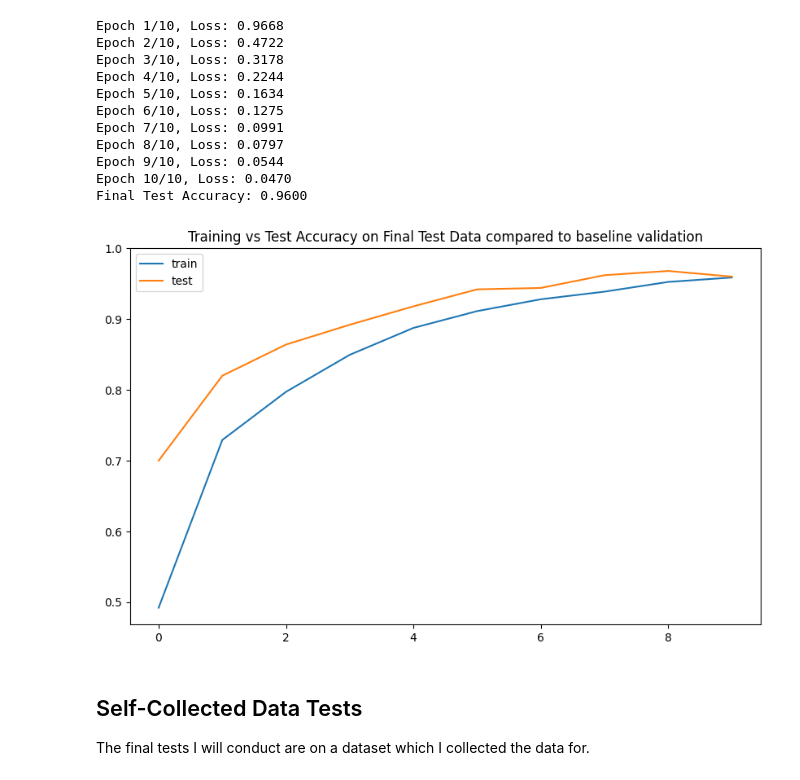
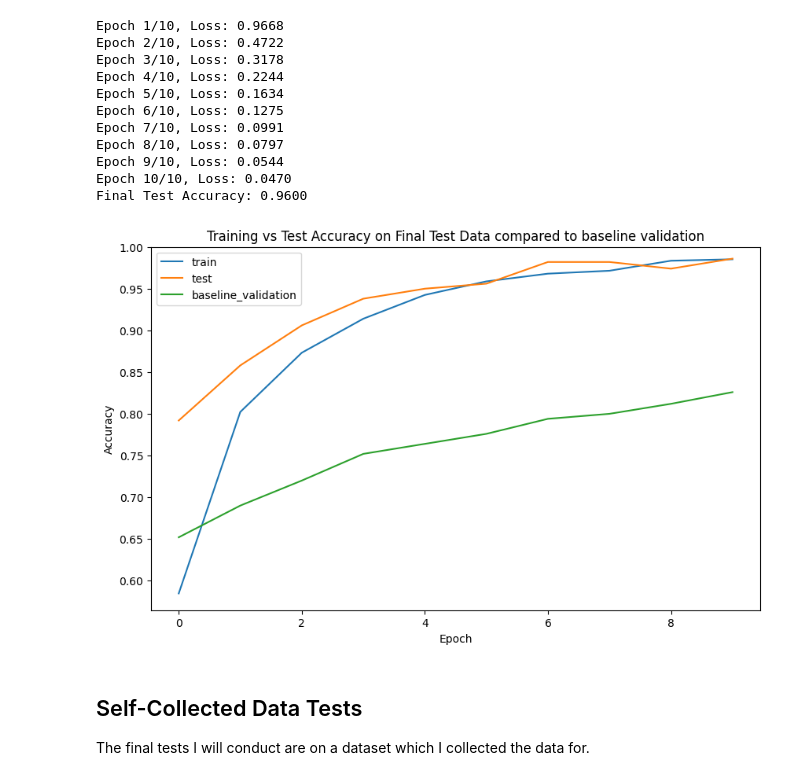
Before and after one commit to zachroyer/Music-Symbol-Classification, a Jupyter notebook: HW7.ipynb, the cells around one changed output. Cells and saved outputs as stored; diff of their text form; code cells hidden in the pictures.

Commit message:
Polished up. Added axis labels on all plots.

```diff
--- a/HW7.ipynb
+++ b/HW7.ipynb
@@ -637,14 +635,17 @@ Final Test Accuracy: 0.9600
 # %%
 plt.figure(figsize=(10,6))
 plt.title("Training vs Test Accuracy on Final Test Data compared to baseline validation")
-plt.plot(train_acc, label='train')
-plt.plot(test_acc, label='test')
-#plt.plot(baseline_val_accuracy, label='baseline_validation')
+plt.plot(final_train_acc, label='train')
+plt.plot(final_test_acc, label='test')
+plt.plot(baseline_val_accuracy, label='baseline_validation')
+
+plt.xlabel('Epoch')
+plt.ylabel('Accuracy')
 plt.ylim(top=1)
 plt.legend()
 plt.show()
 # %% [output]
-[figure, old version]
+[figure, new version]
 # %% [markdown]
 ## Self-Collected Data Tests
 
```
Also changed, not shown: parts of 5 cells of this notebook.
